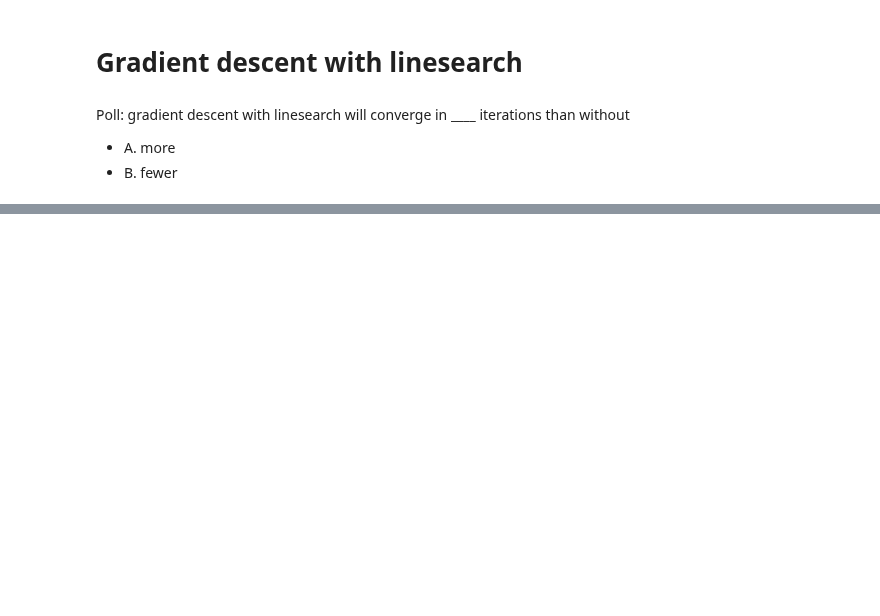
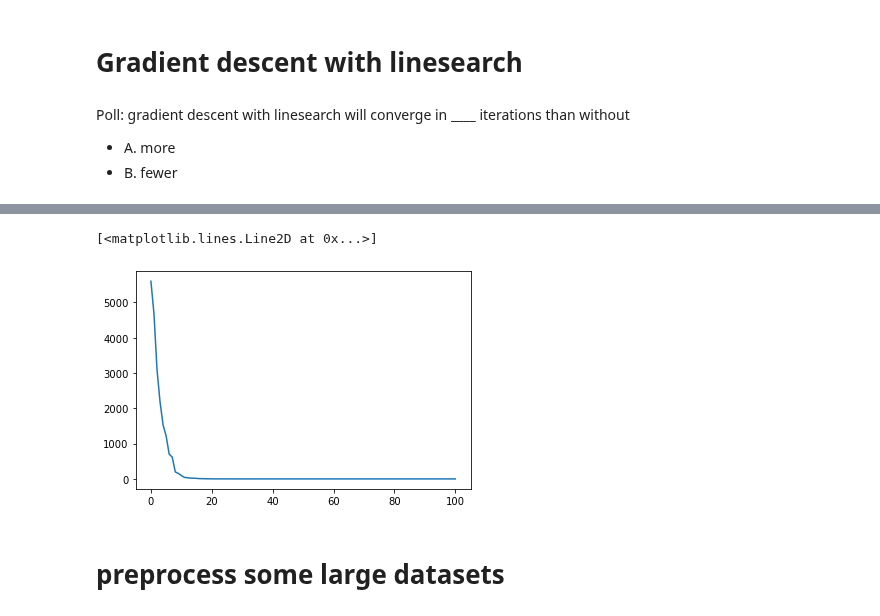
Before and after one commit to ORIE4741/demos, a Jupyter notebook: gradient_descent.ipynb, the cells around one changed output, grey strips where cells are left out. Drawn from its saved outputs; the diff is of its cells as text; code cells hidden in the pictures; blank space fills up the shorter version.

```diff
--- a/gradient_descent.ipynb
+++ b/gradient_descent.ipynb
@@ -143,0 +213,13 @@ plt.plot(fks, label="sum of square errors")
+# %%
+# generate a (random) large csv
+file_name = "random.csv"
+n,d = 10000, 10
+X = randn(n,d)
+y = X@randn(d,1)
+Z = np.hstack([y,X])
+df = pd.DataFrame(Z)
+df.to_csv(file_name)
+# %%
+for chunk in pd.read_csv(file_name, chunksize=3):
+    print(chunk)
+    break
@@ -143,0 +236,25 @@ plt.plot(fks, label="sum of square errors")
+# %%
+data_validation = pd.read_csv(file_name, nrows=1000)
+X_validation, y_validation = data_validation.iloc[:,2:], data_validation.iloc[:,1]
+
+"""f_validation evaluates the objective on the whole dataset"""
+def f_validation(w):
+    return norm(y_validation - X_validation.dot(w))**2
+
+"""gradf evaluates the gradient on the given chunk"""
+def gradf(X,y,w):
+    return 2*X.T @ (X @ w) - 2*X.T @ y
+
+maxiters = 100
+data = [(chunk.iloc[:,2:], chunk.iloc[:,1]) for chunk in pd.read_csv(file_name, chunksize=10)]
+
+w, fks = sgd(gradf, data, w=np.zeros(d),
+             f_validation=f_validation,
+             validation_freq=1, maxiters=maxiters)
+
+plt.plot(fks)
+# %% [output]
+[<matplotlib.lines.Line2D at 0x...>]
+[figure, added]
+# %% [markdown]
+# preprocess some large datasets
```
Also changed, not shown: parts of 15 cells of this notebook, 1 other file.
